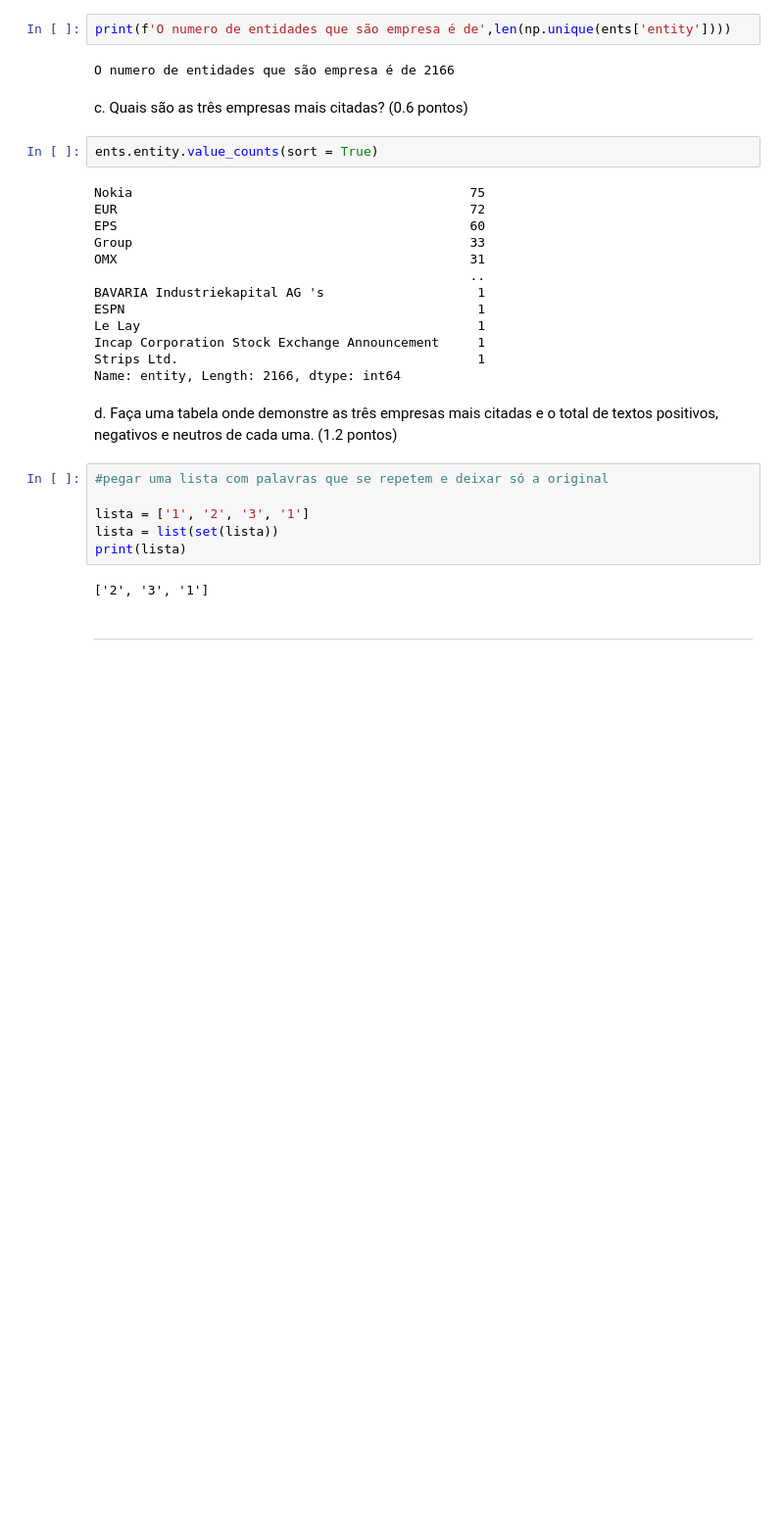
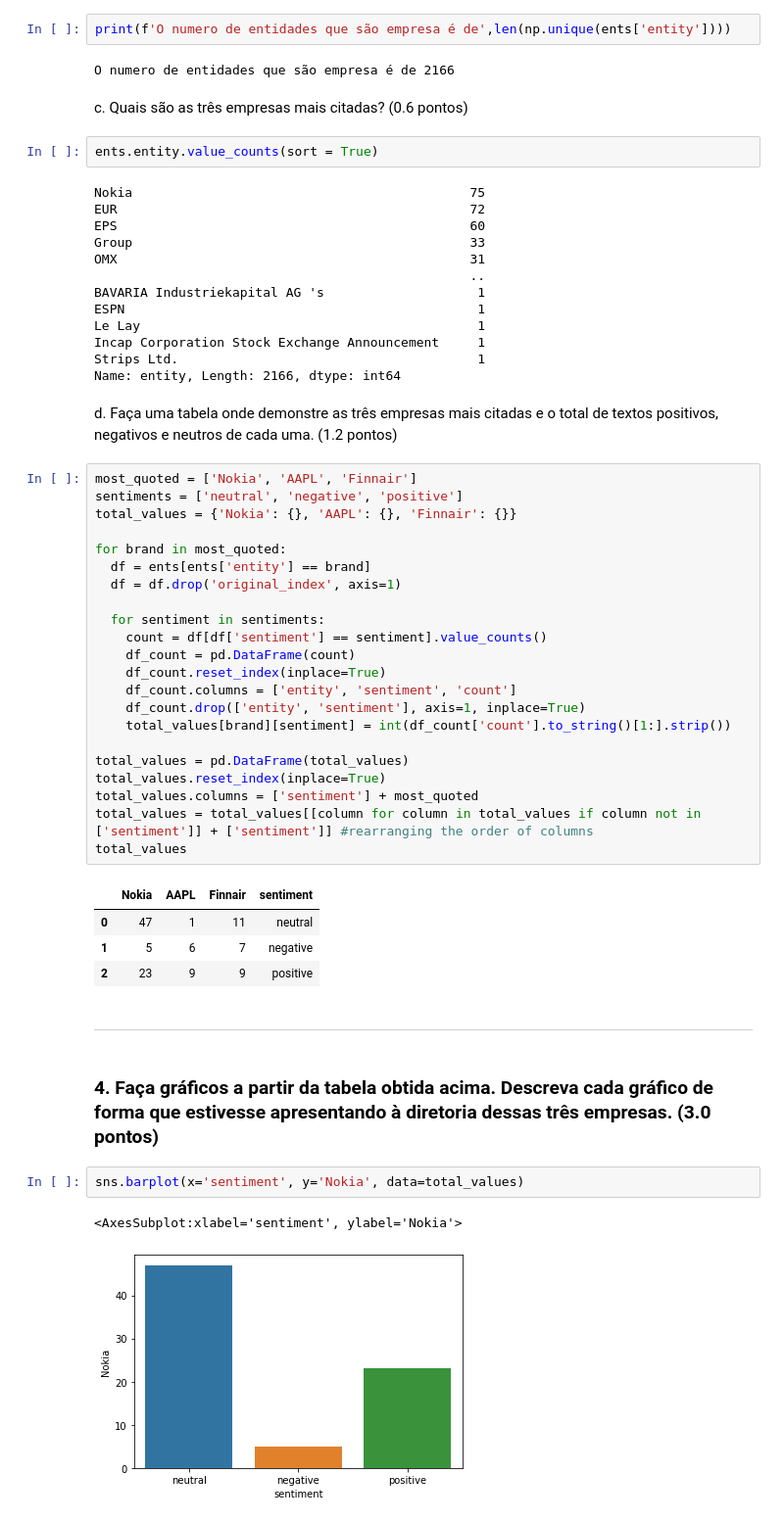
Before and after one commit to DorivalRamos/aula_de_dados, a Jupyter notebook: 3_modulo/aulas/1_aula_texto.ipynb, the cells around one changed output. Shown: that part at 98% size. Cells and saved outputs as stored; diff of their text form; blank space fills up the shorter version.

```diff
--- a/3_modulo/aulas/1_aula_texto.ipynb
+++ b/3_modulo/aulas/1_aula_texto.ipynb
@@ -264,13 +263,39 @@ Strips Ltd.                                       1
 Name: entity, Length: 2166, dtype: int64
 # %% [markdown]
 d. Faça uma tabela onde demonstre as três empresas mais citadas e o total de textos positivos, negativos e neutros de cada uma. (1.2 pontos)
-# %%
-#pegar uma lista com palavras que se repetem e deixar só a original
-
-lista = ['1', '2', '3', '1']
-lista = list(set(lista))
-print(lista)
-# %% [output]
-['2', '3', '1']
+# %%
+most_quoted = ['Nokia', 'AAPL', 'Finnair']
+sentiments = ['neutral', 'negative', 'positive']
+total_values = {'Nokia': {}, 'AAPL': {}, 'Finnair': {}}
+
+for brand in most_quoted:
+  df = ents[ents['entity'] == brand]
+  df = df.drop('original_index', axis=1)
+
+  for sentiment in sentiments:
+    count = df[df['sentiment'] == sentiment].value_counts()
+    df_count = pd.DataFrame(count)
+    df_count.reset_index(inplace=True)
+    df_count.columns = ['entity', 'sentiment', 'count']
+    df_count.drop(['entity', 'sentiment'], axis=1, inplace=True)
+    total_values[brand][sentiment] = int(df_count['count'].to_string()[1:].strip())
+
+total_values = pd.DataFrame(total_values)
+total_values.reset_index(inplace=True)
+total_values.columns = ['sentiment'] + most_quoted
+total_values = total_values[[column for column in total_values if column not in ['sentiment']] + ['sentiment']] #rearranging the order of columns
+total_values
+# %% [output]
+|  | Nokia | AAPL | Finnair | sentiment |
+| 0 | 47 | 1 | 11 | neutral |
+| 1 | 5 | 6 | 7 | negative |
+| 2 | 23 | 9 | 9 | positive |
 # %% [markdown]
 ----
+# %% [markdown]
+### 4. Faça gráficos a partir da tabela obtida acima. Descreva cada gráfico de forma que estivesse apresentando à diretoria dessas três empresas. (3.0 pontos)
+# %%
+sns.barplot(x='sentiment', y='Nokia', data=total_values)
+# %% [output]
+<AxesSubplot:xlabel='sentiment', ylabel='Nokia'>
+[figure, added]
```
Also changed, not shown: parts of 7 cells of this notebook.
